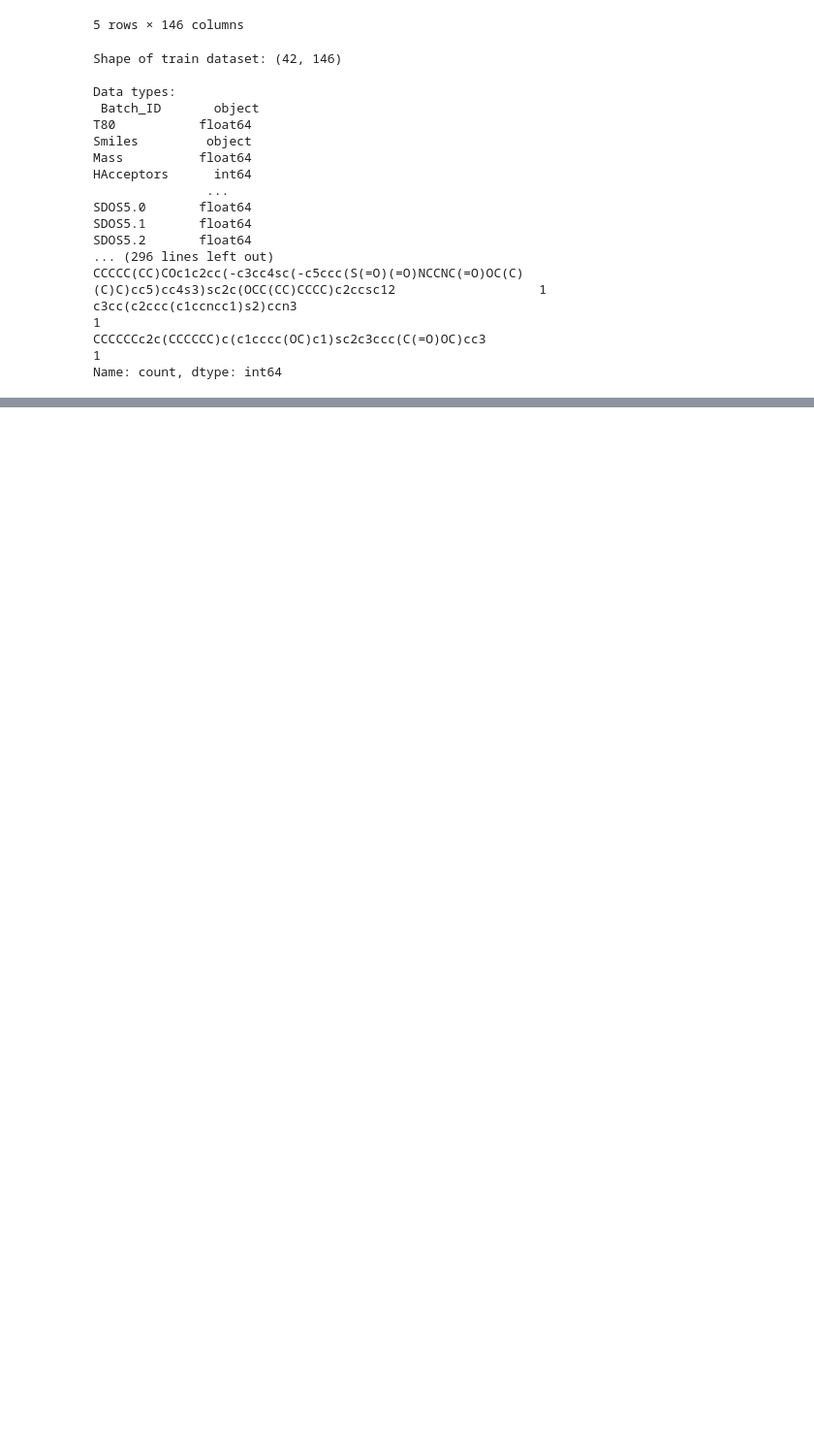
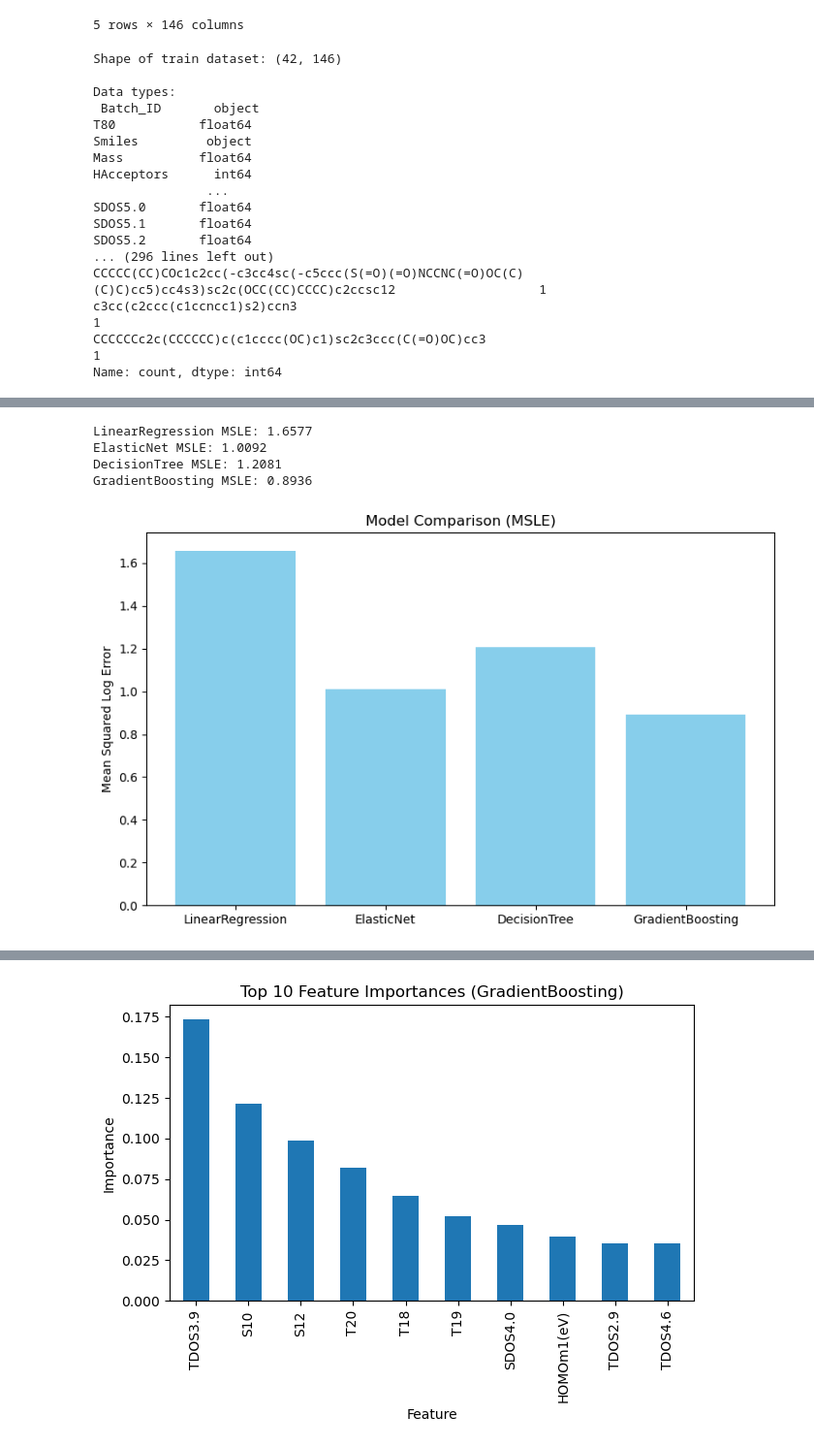
Before and after one commit to motagfr/molecular-machine-learning-kaggle, a Jupyter notebook: Molecular model.ipynb, the cells around one changed output, grey strips where cells are left out. Shown: that part at 97% size. Cells and saved outputs as stored; diff of their text form; code cells hidden in the pictures; blank space fills up the shorter version.

```diff
--- a/Molecular model.ipynb
+++ b/Molecular model.ipynb
@@ -200,0 +400,77 @@ dtype: float64
+# %%
+from sklearn.linear_model import LinearRegression, ElasticNet
+from sklearn.tree import DecisionTreeRegressor
+from sklearn.ensemble import GradientBoostingRegressor
+from sklearn.metrics import mean_squared_log_error
+import matplotlib.pyplot as plt
+
+# Prepare a dictionary of models
+models = {
+    'LinearRegression': LinearRegression(),
+    'ElasticNet': ElasticNet(random_state=42, max_iter=10000),
+    'DecisionTree': DecisionTreeRegressor(random_state=42),
+    'GradientBoosting': GradientBoostingRegressor(random_state=42)
+}
+
+msle_scores = {}
+predictions = {}
+
+# Fit, predict, and evaluate each model
+for name, model in models.items():
+    model.fit(X_train, y_train)
+    y_pred_model = model.predict(X_val)
+    # Ensure predictions are non-negative for MSLE
+    y_pred_model = np.maximum(0, y_pred_model)
+    msle = mean_squared_log_error(y_val, y_pred_model)
+    msle_scores[name] = msle
+    predictions[name] = y_pred_model
+    print(f"{name} MSLE: {msle:.4f}")
+
+# Visualize MSLE scores
+plt.figure(figsize=(8, 5))
+plt.bar(msle_scores.keys(), msle_scores.values(), color='skyblue')
+plt.ylabel('Mean Squared Log Error')
+plt.title('Model Comparison (MSLE)')
+plt.tight_layout()
+plt.show()
+
+# Find the best model
+best_model_name = min(msle_scores, key=msle_scores.get)
+print(f"\nMost accurate model by MSLE: {best_model_name} (MSLE={msle_scores[best_model_name]:.4f})")
+
+# show predictions for each model
+for name, y_pred_model in predictions.items():
+    print(f"\n{name} predictions:\n{y_pred_model}")
+
+# Feature importance for the best model
+best_model = models[best_model_name]
+if hasattr(best_model, 'coef_'):
+    importances = best_model.coef_
+    feature_importances = pd.Series(importances, index=X_train.columns).abs().sort_values(ascending=False)
+    print(f"\nTop predictive features for {best_model_name}:")
+    print(feature_importances.head(10))
+    feature_importances.head(10).plot(kind='bar')
+    plt.title(f'Top 10 Feature Importances ({best_model_name})')
+    plt.ylabel('Absolute Coefficient')
+    plt.xlabel('Feature')
+    plt.tight_layout()
+    plt.show()
+elif hasattr(best_model, 'feature_importances_'):
+    importances = best_model.feature_importances_
+    feature_importances = pd.Series(importances, index=X_train.columns).sort_values(ascending=False)
+    print(f"\nTop predictive features for {best_model_name}:")
+    print(feature_importances.head(10))
+    feature_importances.head(10).plot(kind='bar')
+    plt.title(f'Top 10 Feature Importances ({best_model_name})')
+    plt.ylabel('Importance')
+    plt.xlabel('Feature')
+    plt.tight_layout()
+    plt.show()
+else:
+    print(f"\nFeature importances are not available for {best_model_name}.")
+# %% [output]
+LinearRegression MSLE: 1.6577
+ElasticNet MSLE: 1.0092
+DecisionTree MSLE: 1.2081
+GradientBoosting MSLE: 0.8936
+[figure, added]
@@ -200,0 +494 @@ dtype: float64
+[figure, added]
```
Also changed, not shown: parts of 17 cells of this notebook, 7 other files.
